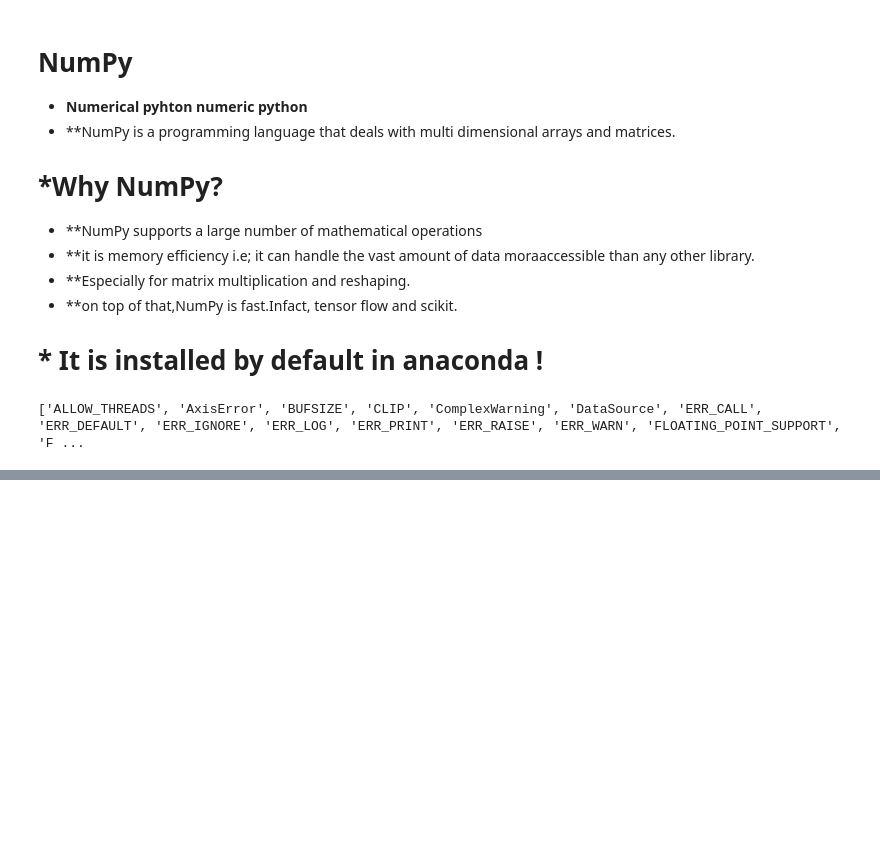
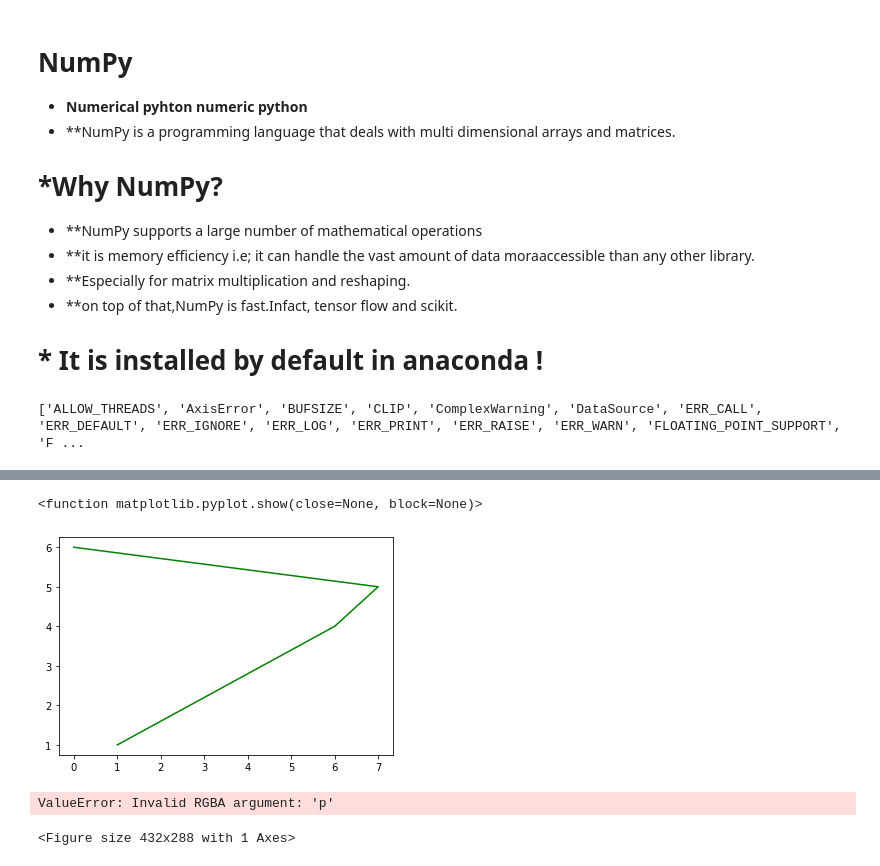
Before and after one commit to ShaikShabeena5E7/APSSDCpython, a Jupyter notebook: 20-april-2021.ipynb, the cells around one changed output, grey strips where cells are left out. Drawn from its saved outputs; the diff is of its cells as text; code cells hidden in the pictures; blank space fills up the shorter version.

```diff
--- a/20-april-2021.ipynb
+++ b/20-april-2021.ipynb
@@ -135,0 +284,25 @@ array
+# %%
+from matplotlib import pyplot as plt
+x=[1,6,7,0]
+y=[1,4,5,6]
+plt.plot(x,y,color="g")
+plt.show
+# %% [output]
+<function matplotlib.pyplot.show(close=None, block=None)>
+[figure, added]
+# %%
+from matplotlib import pyplot as plt
+x=[1,6,7,8]
+y=[0,1,2,3]
+x1=[6,7,8]
+y1=[4,5,6]
+plt.plot(x,y,color='g',linewidth=3)
+plt.plot(x1,y1,color='p',linewidth=5)
+plt.title("LINE GRAPH")
+plt.xlabel("X-axis")
+plt.ylabel("Y-axis")
+plt.grid()
+plt.show()
+# %% [output]
+ValueError: Invalid RGBA argument: 'p'
+<Figure size 432x288 with 1 Axes>
```
Also changed, not shown: parts of 31 cells of this notebook.
